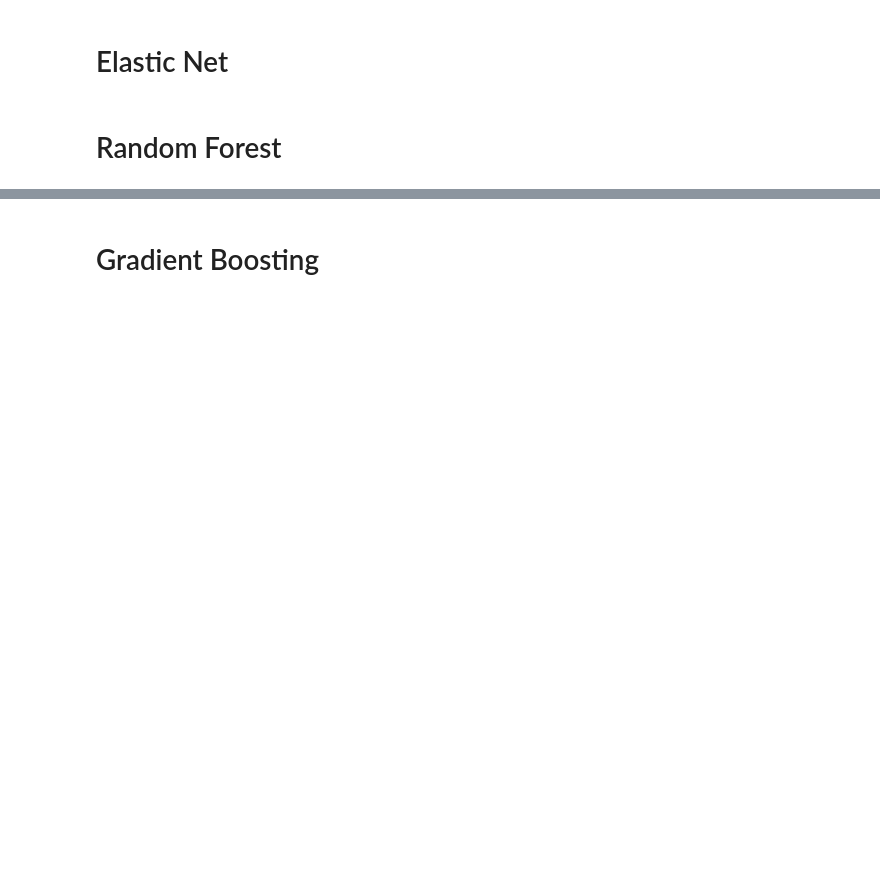
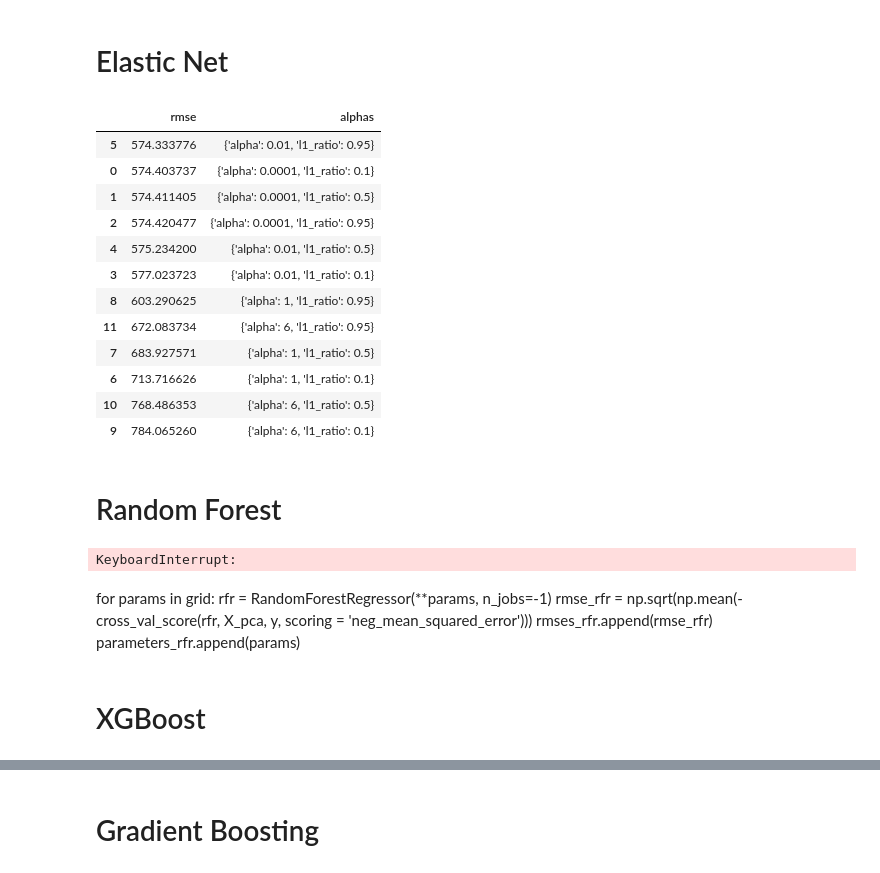
Before and after one commit to innawendell/learn-docker, a Jupyter notebook: src/Food.ipynb, the cells around one changed output, grey strips where cells are left out. Saved outputs shown, nothing was run; the diff lists cells and outputs as text; code cells hidden in the pictures; blank space fills up the shorter version.

```diff
--- a/src/Food.ipynb
+++ b/src/Food.ipynb
@@ -45,4 +86,4 @@ food['countries'].value_counts().head(20)
 # %%
-food_abbr = food[food['countries'].isin(['US', 'United States', 'en:US'])]
+food_abbr = food_sample[food_sample['countries'].isin(['US', 'United States', 'en:US'])]
 # %%
 food_abbr.shape
@@ -143,0 +211,4 @@ X_train, X_test, y_train, y_test = train_test_split(X, y, test_size = 0.2, rando
+# %%
+from sklearn.decomposition import PCA
+pca = PCA(n_components = 0.90)
+X_pca = pca.fit_transform(X)
@@ -182,8 +282,8 @@ for value in [1e-15, 1e-10, 1e-8, 1e-5, 1e-4, 1e-3, 1e-2, 1, 5, 10]:
 # %%
 from sklearn.model_selection import ParameterGrid
 
-param_grid = {'alpha': [1e-4, 3e-4, 6e-4, 1e-3, 3e-3, 6e-3, 1e-2, 3e-2, 6e-2, 1e-21, 3e-1, 6e-1, 1, 3, 6],
-              'l1_ratio': 0.1, 0.5, 0.7, 0.9, 0.95, 0.99}
+param_grid = {'alpha': [1e-4, 1e-2, 1, 6],
+              'l1_ratio': [0.1, 0.5, 0.95]}
 
 grid = ParameterGrid(param_grid)
 
@@ -192,8 +292,26 @@ parameters = []
 
 for params in grid:
     net = ElasticNet(**params)
-    rmse_net = np.sqrt(np.mean(-cross_val_score(net, X, y, scoring = 'neg_mean_squared_error')))
+    rmse_net = np.sqrt(np.mean(-cross_val_score(net, X_pca, y, scoring = 'neg_mean_squared_error')))
     rmses_net.append(rmse_net)
     parameters.append(params)
+# %%
+df_net = pd.DataFrame(rmses_net, columns = ['rmse'])
+df_net['alphas'] = parameters
+df_net.sort_values(by=['rmse'])
+# %% [output]
+|  | rmse | alphas |
+| 5 | 574.333776 | {'alpha': 0.01, 'l1_ratio': 0.95} |
+| 0 | 574.403737 | {'alpha': 0.0001, 'l1_ratio': 0.1} |
+| 1 | 574.411405 | {'alpha': 0.0001, 'l1_ratio': 0.5} |
+| 2 | 574.420477 | {'alpha': 0.0001, 'l1_ratio': 0.95} |
+| 4 | 575.234200 | {'alpha': 0.01, 'l1_ratio': 0.5} |
+| 3 | 577.023723 | {'alpha': 0.01, 'l1_ratio': 0.1} |
+| 8 | 603.290625 | {'alpha': 1, 'l1_ratio': 0.95} |
+| 11 | 672.083734 | {'alpha': 6, 'l1_ratio': 0.95} |
+| 7 | 683.927571 | {'alpha': 1, 'l1_ratio': 0.5} |
+| 6 | 713.716626 | {'alpha': 1, 'l1_ratio': 0.1} |
+| 10 | 768.486353 | {'alpha': 6, 'l1_ratio': 0.5} |
+| 9 | 784.065260 | {'alpha': 6, 'l1_ratio': 0.1} |
 # %% [markdown]
 # Random Forest
@@ -214,0 +318,21 @@ for params in grid:
+# %%
+from sklearn.model_selection import GridSearchCV
+
+rfr = RandomForestRegressor(n_jobs=-1)
+params = {'n_estimators': [100, 500,  700],
+        'max_depth': [8, 12, 20],
+         }
+
+grid = GridSearchCV(estimator = rfr, cv = 3, n_jobs=-1, param_grid = params, scoring = 'neg_mean_squared_error').fit(X_pca, y)
+print(grid.best_params_)
+print(grid.best_score_)
+# %% [output]
+KeyboardInterrupt:
+# %% [markdown]
+for params in grid:
+    rfr = RandomForestRegressor(**params, n_jobs=-1)
+    rmse_rfr = np.sqrt(np.mean(-cross_val_score(rfr, X_pca, y, scoring = 'neg_mean_squared_error')))
+    rmses_rfr.append(rmse_rfr)
+    parameters_rfr.append(params)
+# %% [markdown]
+# XGBoost
```
Also changed, not shown: parts of 34 cells of this notebook, 1 other file.
